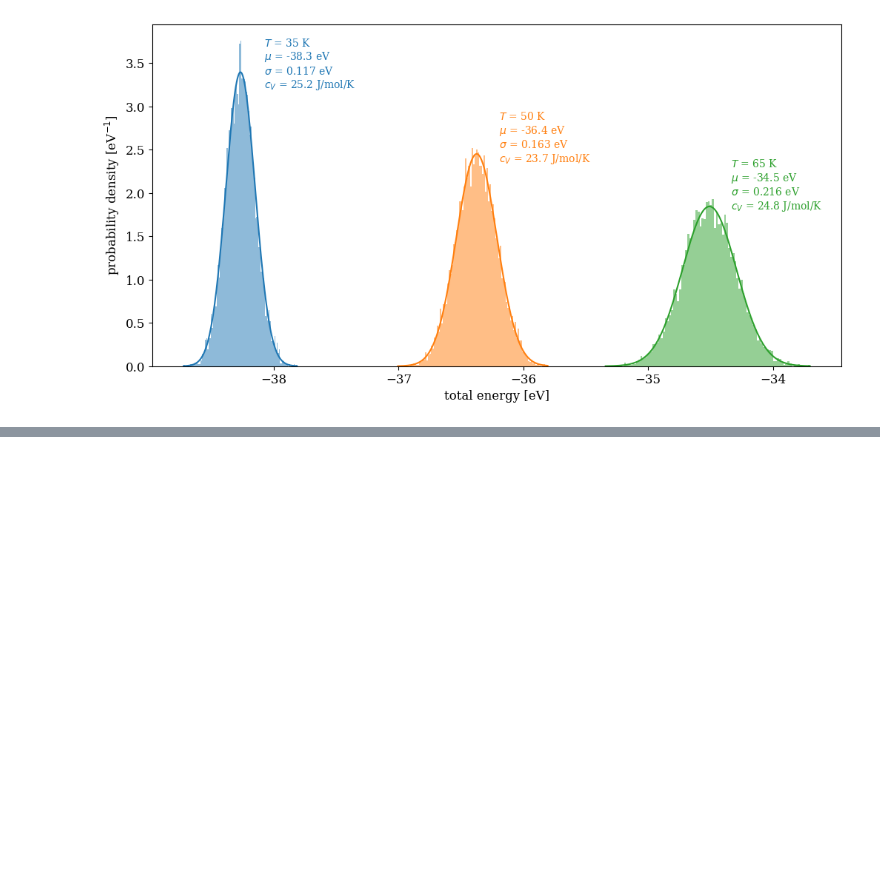
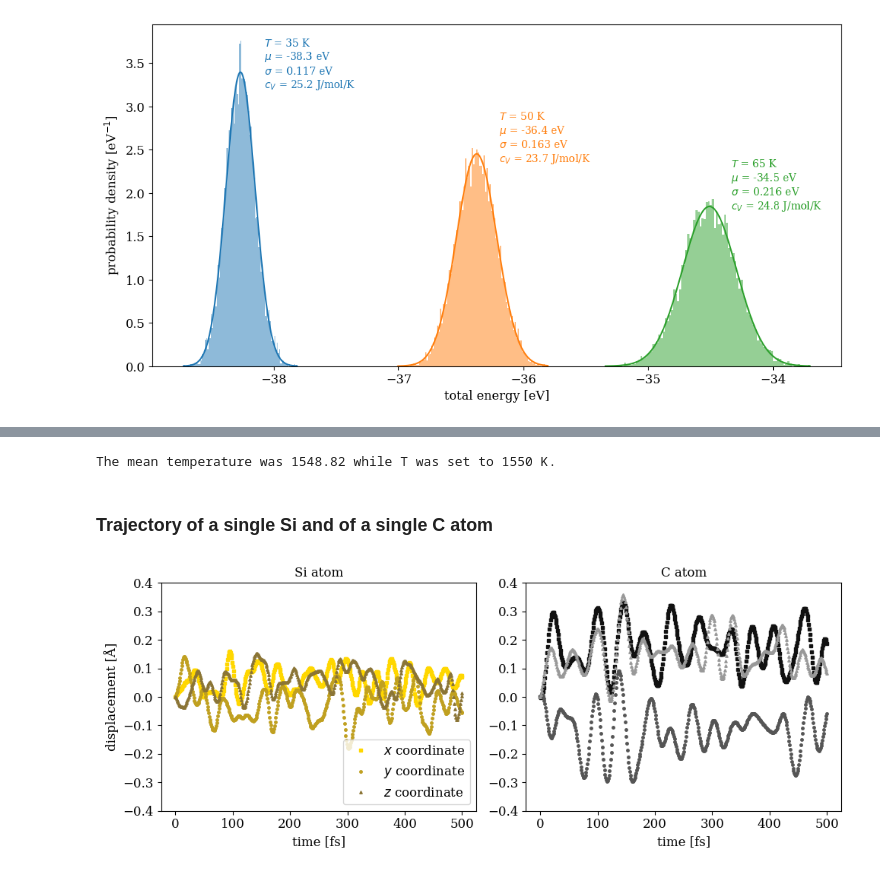
Before and after one commit to Luca-R27/PhDcourse_2026_CompMatMod, a Jupyter notebook: MD/MD-canonical.ipynb, the cells around one changed output, grey strips where cells are left out. Drawn from its saved outputs; the diff is of its cells as text; code cells hidden in the pictures; blank space fills up the shorter version.

Commit message:
adding SiC example

```diff
--- a/MD/MD-canonical.ipynb
+++ b/MD/MD-canonical.ipynb
@@ -108,0 +124,45 @@ plt.show()
+# %%
+# Values for the example files
+
+N_atoms = 64000
+T_nvt = 1550 # K NVT is set to. This is half of the melting point.
+a = 4.321 # lattice parameter with this Tersoff potential
+N_cells = 20
+
+# First open the file containing velocities and positions of a single Si and a single C atom
+data = np.loadtxt('SiC_pair_1550K.dat')
+v_Si = np.sqrt(data[:, 3]**2+data[:, 4]**2+data[:, 5]**2)
+v_C = np.sqrt(data[:, 10]**2+data[:, 11]**2+data[:, 12]**2)
+
+T = data[:, 14]
+E = data[:, 15]
+
+# colours for plotting
+Si_colors = ['#FFD700', '#C0A020', '#8B7536']
+C_colors  = ['#111111', '#555555', '#999999']
+
+# check
+print(f"The mean temperature was {np.mean(T):.6g} while T was set to {T_nvt:.6g} K.")
+# %% [output]
+The mean temperature was 1548.82 while T was set to 1550 K.
+# %% [markdown]
+### Trajectory of a single Si and of a single C atom
+# %%
+# Simply plot the spatial coordinates of the atoms vibrating about the bottom of the potential well
+
+fig, axes = plt.subplots(1, 2, figsize=(10, 4))
+labels = np.array([r"$x$ coordinate", r"$y$ coordinate", r"$z$ coordinate"])
+
+for cols, ax, atom_label, atom_colors, mrk in zip([(0,1,2), (7,8,9)], axes, ["Si atom", "C atom"], [Si_colors, C_colors], [['s','o','^'], ['s','o','^']]):
+    for j, col in enumerate(cols):
+        ax.plot(data[:, col] - data[0, col], mrk[j], label=labels[j], markersize=2.5, color=atom_colors[j])
+    ax.set_xlabel('time [fs]', fontsize=ftsz)
+    ax.set_ylim(-0.4, 0.4)
+    ax.set_title(atom_label)
+
+axes[0].set_ylabel('displacement [Å]', fontsize=ftsz)
+axes[0].legend(fontsize=ftsz, loc="lower right")
+plt.tight_layout()
+plt.show()
+# %% [output]
+[figure, added]
```
Also changed, not shown: parts of 12 cells of this notebook, 3 other files.
